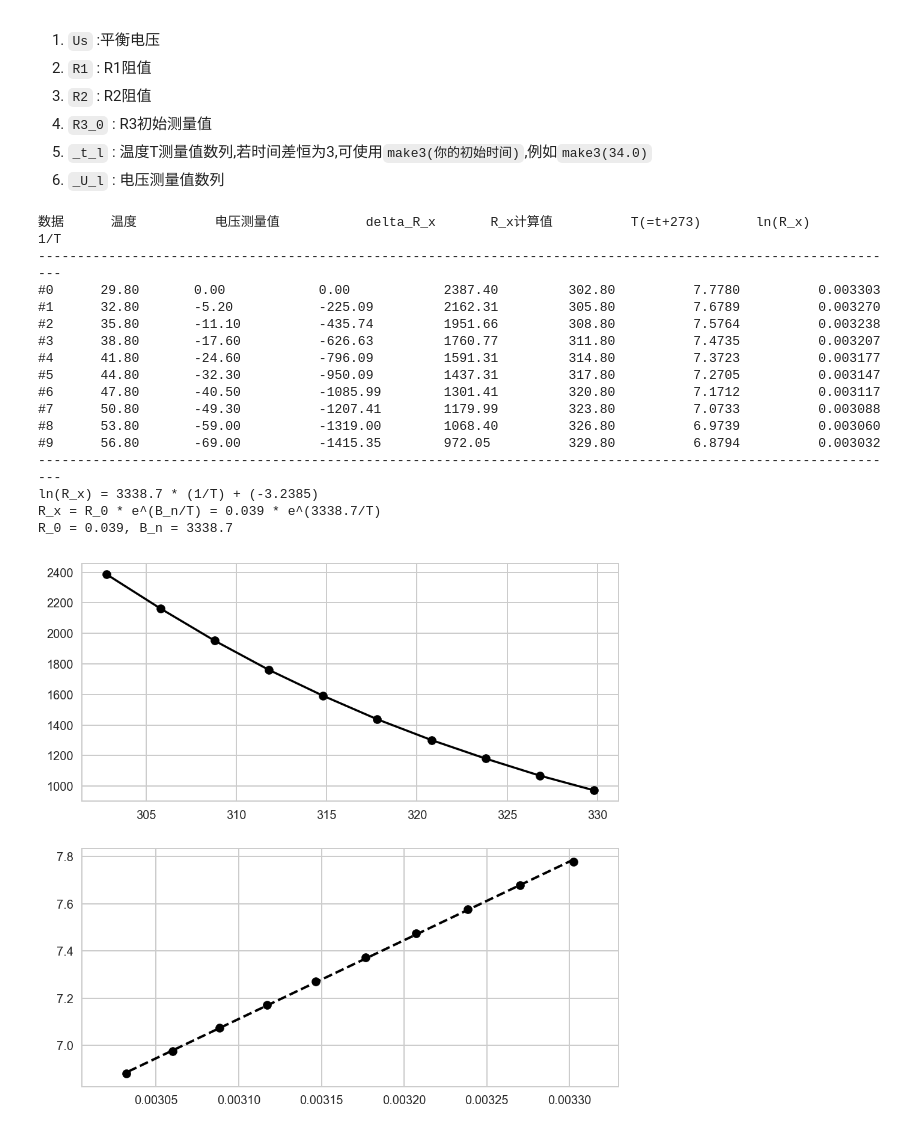
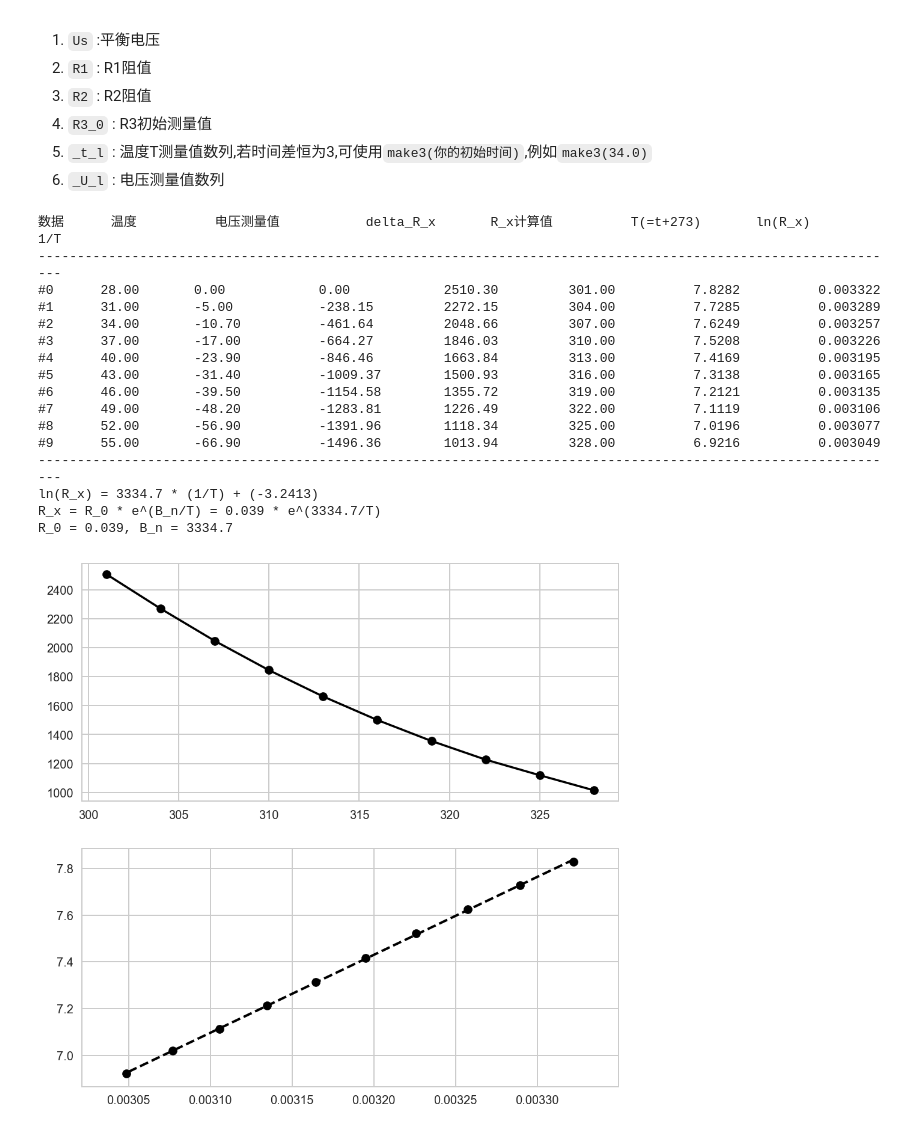
Before and after one commit to Yangjiaxi/pe, a Jupyter notebook: DC Bridge/DC_B.ipynb, the cells around one changed output. Drawn from its saved outputs; the diff is of its cells as text; code cells hidden in the pictures.

```diff
--- a/DC Bridge/DC_B.ipynb
+++ b/DC Bridge/DC_B.ipynb
@@ -211,28 +211,28 @@ def s_bridge(Us, R1, R2, R3_0, _t_l, _U_l):
 # %%
 s_data = {
     'Us'   : 1.3,
     'R1'   : 100,
     'R2'   : 100,
-    'R3_0' : 2387.40,
-    '_t_l' : make3(29.8),
-    '_U_l' : [0,-5.2,-11.1,-17.6,-24.6,-32.3,-40.5,-49.3,-59.0,-69.0]
+    'R3_0' : 2510.3,
+    '_t_l' : make3(28),
+    '_U_l' : [0,-5,-10.7,-17.0,-23.9,-31.4,-39.5,-48.2,-56.9,-66.9]
 }
 s_bridge(**s_data)
 # %% [output]
 数据      温度          电压测量值           delta_R_x       R_x计算值          T(=t+273)       ln(R_x)         1/T
 ---------------------------------------------------------------------------------------------------------------
-#0      29.80       0.00            0.00            2387.40         302.80          7.7780          0.003303
-#1      32.80       -5.20           -225.09         2162.31         305.80          7.6789          0.003270
-#2      35.80       -11.10          -435.74         1951.66         308.80          7.5764          0.003238
-#3      38.80       -17.60          -626.63         1760.77         311.80          7.4735          0.003207
-#4      41.80       -24.60          -796.09         1591.31         314.80          7.3723          0.003177
-#5      44.80       -32.30          -950.09         1437.31         317.80          7.2705          0.003147
-#6      47.80       -40.50          -1085.99        1301.41         320.80          7.1712          0.003117
-#7      50.80       -49.30          -1207.41        1179.99         323.80          7.0733          0.003088
-#8      53.80       -59.00          -1319.00        1068.40         326.80          6.9739          0.003060
-#9      56.80       -69.00          -1415.35        972.05          329.80          6.8794          0.003032
+#0      28.00       0.00            0.00            2510.30         301.00          7.8282          0.003322
+#1      31.00       -5.00           -238.15         2272.15         304.00          7.7285          0.003289
+#2      34.00       -10.70          -461.64         2048.66         307.00          7.6249          0.003257
+#3      37.00       -17.00          -664.27         1846.03         310.00          7.5208          0.003226
+#4      40.00       -23.90          -846.46         1663.84         313.00          7.4169          0.003195
+#5      43.00       -31.40          -1009.37        1500.93         316.00          7.3138          0.003165
+#6      46.00       -39.50          -1154.58        1355.72         319.00          7.2121          0.003135
+#7      49.00       -48.20          -1283.81        1226.49         322.00          7.1119          0.003106
+#8      52.00       -56.90          -1391.96        1118.34         325.00          7.0196          0.003077
+#9      55.00       -66.90          -1496.36        1013.94         328.00          6.9216          0.003049
 ---------------------------------------------------------------------------------------------------------------
-ln(R_x) = 3338.7 * (1/T) + (-3.2385)
-R_x = R_0 * e^(B_n/T) = 0.039 * e^(3338.7/T)
-R_0 = 0.039, B_n = 3338.7
+ln(R_x) = 3334.7 * (1/T) + (-3.2413)
+R_x = R_0 * e^(B_n/T) = 0.039 * e^(3334.7/T)
+R_0 = 0.039, B_n = 3334.7
-[figure, old version]
+[figure, new version]
```
Also changed, not shown: parts of 3 cells of this notebook.
